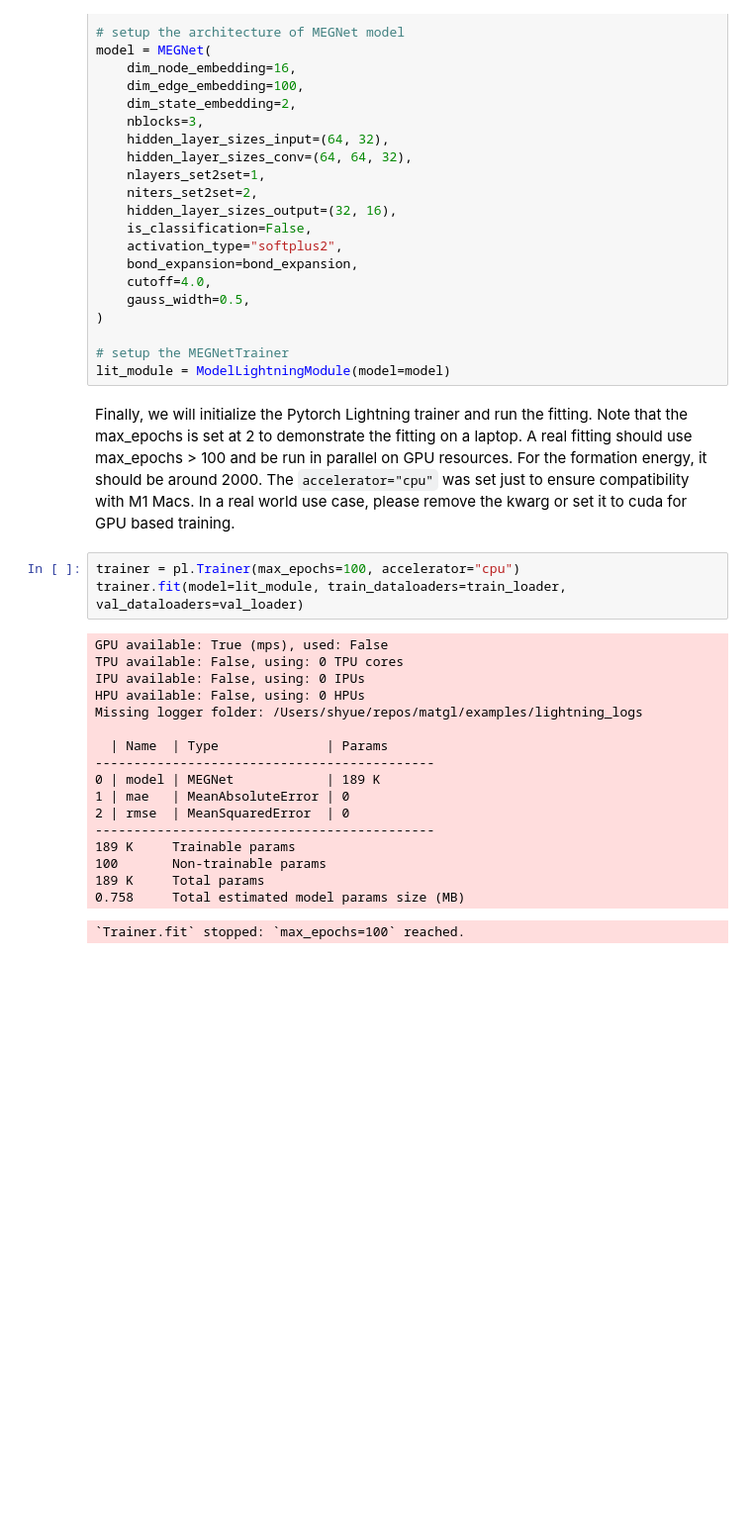
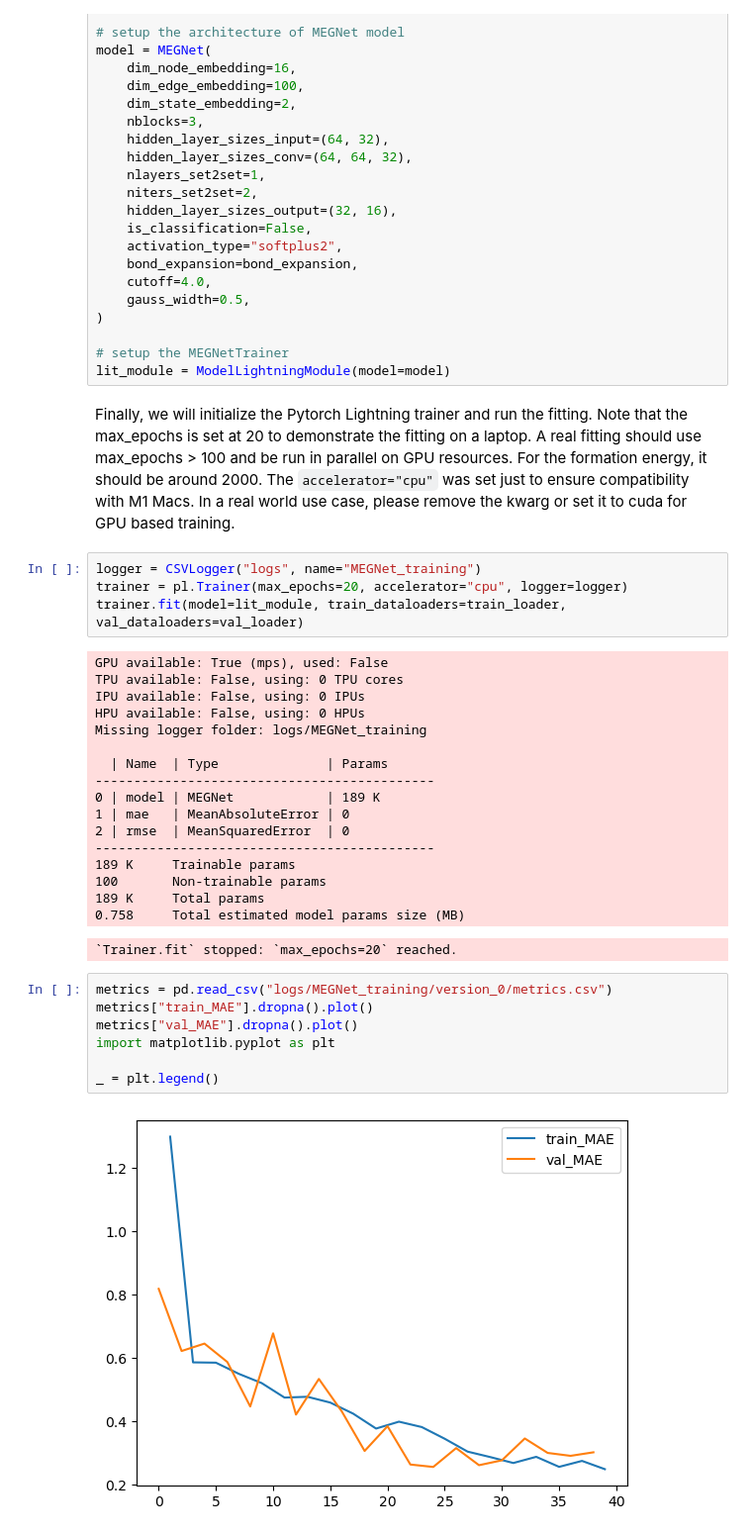
Before and after one commit to materialsvirtuallab/matgl, a Jupyter notebook: examples/Training a MEGNet Formation Energy Model with PyTorch Lightning.ipynb, the cells around one changed output. Shown at 99% size. Cells and saved outputs as stored; diff of their text form; blank space fills up the shorter version.

Commit message:
Improve MEGNet training example with plots.

```diff
--- a/examples/Training a MEGNet Formation Energy Model with PyTorch Lightning.ipynb
+++ b/examples/Training a MEGNet Formation Energy Model with PyTorch Lightning.ipynb
@@ -112,16 +113,17 @@ model = MEGNet(
 # setup the MEGNetTrainer
 lit_module = ModelLightningModule(model=model)
 # %% [markdown]
-Finally, we will initialize the Pytorch Lightning trainer and run the fitting. Note that the max_epochs is set at 2 to demonstrate the fitting on a laptop. A real fitting should use max_epochs > 100 and be run in parallel on GPU resources. For the formation energy, it should be around 2000. The `accelerator="cpu"` was set just to ensure compatibility with M1 Macs. In a real world use case, please remove the kwarg or set it to cuda for GPU based training.
+Finally, we will initialize the Pytorch Lightning trainer and run the fitting. Note that the max_epochs is set at 20 to demonstrate the fitting on a laptop. A real fitting should use max_epochs > 100 and be run in parallel on GPU resources. For the formation energy, it should be around 2000. The `accelerator="cpu"` was set just to ensure compatibility with M1 Macs. In a real world use case, please remove the kwarg or set it to cuda for GPU based training.
 # %%
-trainer = pl.Trainer(max_epochs=100, accelerator="cpu")
+logger = CSVLogger("logs", name="MEGNet_training")
+trainer = pl.Trainer(max_epochs=20, accelerator="cpu", logger=logger)
 trainer.fit(model=lit_module, train_dataloaders=train_loader, val_dataloaders=val_loader)
 # %% [output]
 GPU available: True (mps), used: False
 TPU available: False, using: 0 TPU cores
 IPU available: False, using: 0 IPUs
 HPU available: False, using: 0 HPUs
-Missing logger folder: /Users/shyue/repos/matgl/examples/lightning_logs
+Missing logger folder: logs/MEGNet_training
 
   | Name  | Type              | Params
 --------------------------------------------
@@ -133,7 +135,16 @@ Missing logger folder: /Users/shyue/repos/matgl/examples/lightning_logs
 100       Non-trainable params
 189 K     Total params
 0.758     Total estimated model params size (MB)
-`Trainer.fit` stopped: `max_epochs=100` reached.
+`Trainer.fit` stopped: `max_epochs=20` reached.
+# %%
+metrics = pd.read_csv("logs/MEGNet_training/version_0/metrics.csv")
+metrics["train_MAE"].dropna().plot()
+metrics["val_MAE"].dropna().plot()
+import matplotlib.pyplot as plt
+
+_ = plt.legend()
+# %% [output]
+[figure, added]
 # %%
 # This code just performs cleanup for this notebook.
 
```
Also changed, not shown: parts of 3 cells of this notebook, 4 other files.
